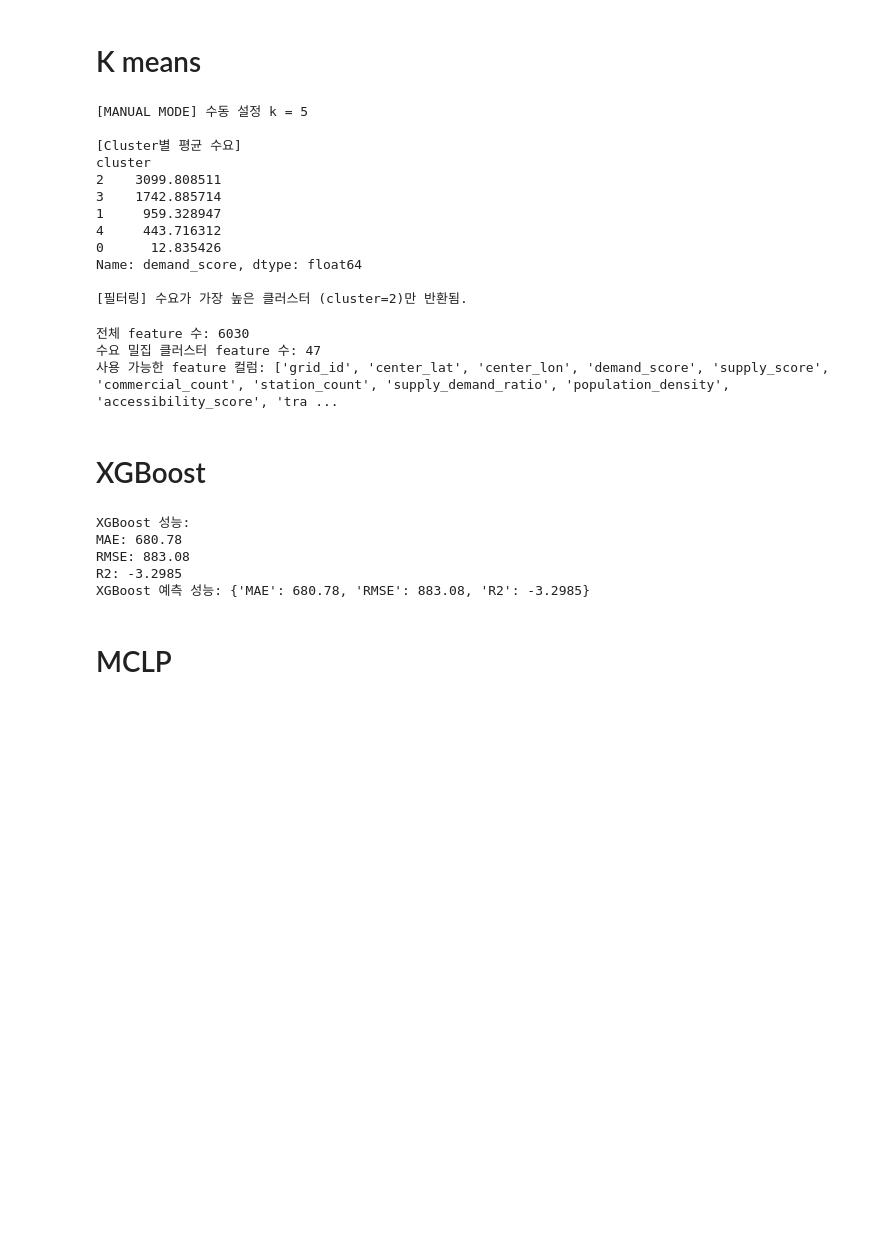
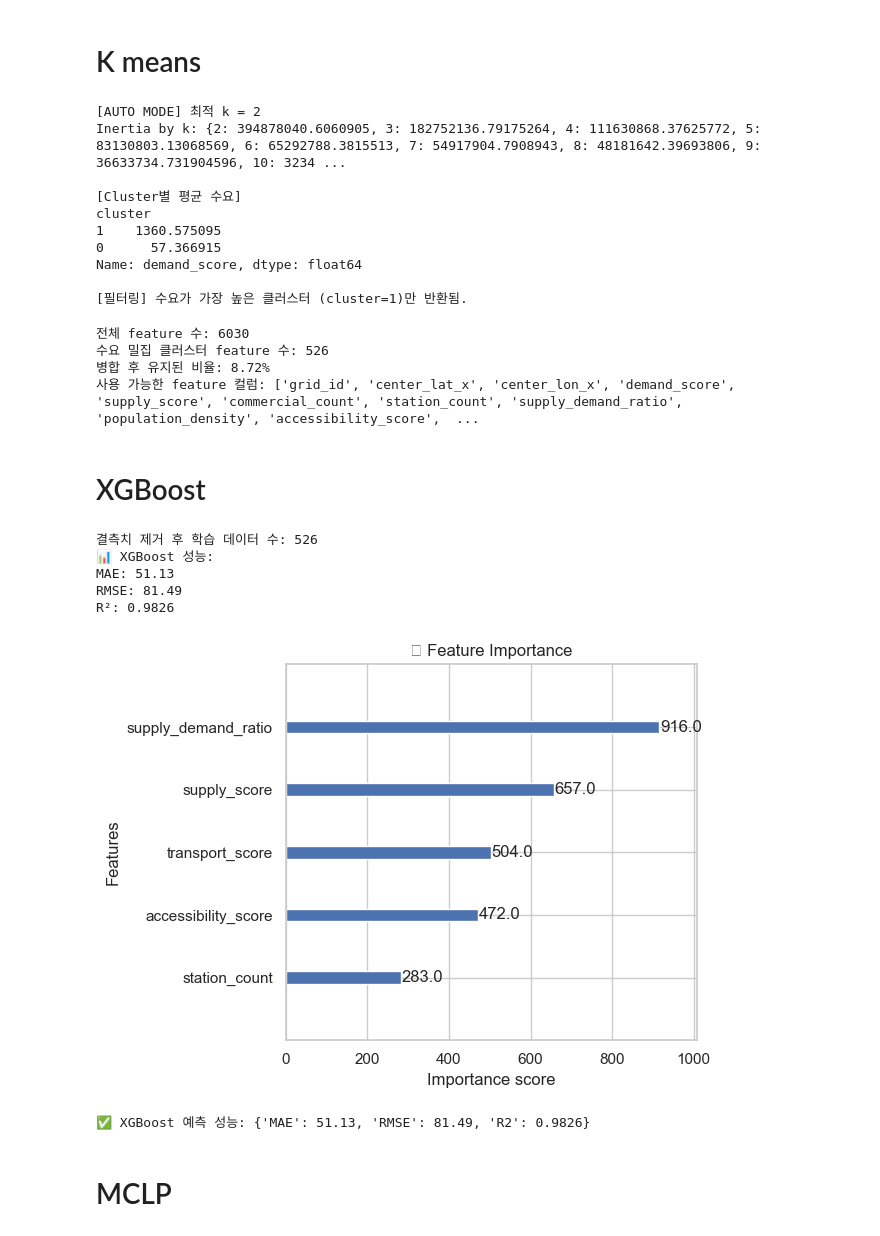
Before and after one commit to ycnham/2025-1-Big-Data-Programming, a Jupyter notebook: scripts/modeling_3.ipynb, the cells around one changed output. Saved outputs shown, nothing was run; the diff lists cells and outputs as text; code cells hidden in the pictures; blank space fills up the shorter version.

```diff
--- a/scripts/modeling_3.ipynb
+++ b/scripts/modeling_3.ipynb
@@ -13,7 +27,7 @@ import pandas as pd
 import numpy as np
 import matplotlib.pyplot as plt
 import seaborn as sns
-from tqdm.notebook import tqdm
+from tqdm import tqdm
 import os
 import sys
 
@@ -31,18 +45,19 @@ sns.set(style="whitegrid")
 # ================================================
 DATA_DIR = "../data/processed"
 OUTPUT_DIR = "../data/modeling"
+SEOUL_STATION_PATH = os.path.join(DATA_DIR, "seoul_env_station_mapped.csv")
 
 os.makedirs(OUTPUT_DIR, exist_ok=True)
 
 # KMeans 설정
-KMEANS_MODE = "manual"
+KMEANS_MODE = "auto" # auto, manual
 KMEANS_MANUAL_K = 5
 
 # XGBoost 설정
 XGB_N_ESTIMATORS = 100
 
 # MCLP 설정
-COVERAGE_RADIUS = 0.02
+COVERAGE_RADIUS = 0.005
 FACILITY_LIMIT = 30
 
 # ================================================
@@ -69,58 +84,85 @@ grid = pd.read_csv(f"{DATA_DIR}/grid_system_processed.csv")
 grid = run_kmeans(
     grid,
     mode=KMEANS_MODE,
-    manual_k=KMEANS_MANUAL_K,
+    # manual_k=KMEANS_MANUAL_K,
     return_top_cluster_only=True
 )
 # %% [output]
-[MANUAL MODE] 수동 설정 k = 5
+[AUTO MODE] 최적 k = 2
+Inertia by k: {2: 394878040.6060905, 3: 182752136.79175264, 4: 111630868.37625772, 5: 83130803.13068569, 6: 65292788.3815513, 7: 54917904.7908943, 8: 48181642.39693806, 9: 36633734.731904596, 10: 3234 ...
 
 [Cluster별 평균 수요]
 cluster
-2    3099.808511
-3    1742.885714
-1     959.328947
-4     443.716312
-0      12.835426
+1    1360.575095
+0      57.366915
 Name: demand_score, dtype: float64
 
-[필터링] 수요가 가장 높은 클러스터 (cluster=2)만 반환됨.
+[필터링] 수요가 가장 높은 클러스터 (cluster=1)만 반환됨.
 # %%
+# 필요한 컬럼만 유지
+grid = grid[['grid_id', 'center_lat', 'center_lon', 'cluster']]
+
 # grid_features.csv 로드
 features_all = pd.read_csv(f"{DATA_DIR}/grid_features.csv")
 
 # KMeans로 추출한 수요 밀집 클러스터와 병합 (grid_id 기준)
-features = features_all.merge(grid[['grid_id', 'cluster']], on='grid_id', how='inner')
+features = features_all.merge(grid, on='grid_id', how='inner')
+
+# cluster 정수형 처리 (모델 입력을 위해)
+features['cluster'] = features['cluster'].astype(int)
 
 # 확인
 print(f"전체 feature 수: {len(features_all)}")
 print(f"수요 밀집 클러스터 feature 수: {len(features)}")
+print(f"병합 후 유지된 비율: {len(features) / len(features_all) * 100:.2f}%")
 print(f"사용 가능한 feature 컬럼: {features.columns.tolist()}")
 # %% [output]
 전체 feature 수: 6030
-수요 밀집 클러스터 feature 수: 47
-사용 가능한 feature 컬럼: ['grid_id', 'center_lat', 'center_lon', 'demand_score', 'supply_score', 'commercial_count', 'station_count', 'supply_demand_ratio', 'population_density', 'accessibility_score', 'tra ...
+수요 밀집 클러스터 feature 수: 526
+병합 후 유지된 비율: 8.72%
+사용 가능한 feature 컬럼: ['grid_id', 'center_lat_x', 'center_lon_x', 'demand_score', 'supply_score', 'commercial_count', 'station_count', 'supply_demand_ratio', 'population_density', 'accessibility_score',  ...
 # %% [markdown]
 # XGBoost
 # %%
 from modeling.xgboost_model import train_and_predict
 
-selected_features = ['supply_score', 'station_count', 'commercial_count', 'cluster']
+# 🔍 성능 향상을 위한 feature 확장
+selected_features = [
+    'supply_score', 'station_count', 'commercial_count',
+    'supply_demand_ratio', 'population_density',
+    'accessibility_score', 'transport_score',
+    'cluster'
+]
 
+# 결측치 로그
+valid_rows = features.dropna(subset=selected_features + ['demand_score'])
+print(f"결측치 제거 후 학습 데이터 수: {len(valid_rows)}")
+
+# XGBoost 학습 및 예측
 features, metrics = train_and_predict(
-    features,
+    df=features,
     features=selected_features,
-    n_estimators=XGB_N_ESTIMATORS
+    label='demand_score',                # ← 기존 target_column -> label로 바뀜
+    n_estimators=XGB_N_ESTIMATORS,
+    verbose=True                         # ← 성능 지표와 중요도 시각화 보기
 )
 
+# 예측 결과 존재 여부 확인
+assert 'predicted_demand_score' in features.columns, "예측 결과 칼럼 누락"
+
+# 저장
 features.to_csv(f"{DATA_DIR}/grid_features_with_prediction.csv", index=False)
-print("XGBoost 예측 성능:", metrics)
+pd.DataFrame([metrics]).to_csv(f"{OUTPUT_DIR}/xgboost_metrics.csv", index=False)
+
+print("✅ XGBoost 예측 성능:", metrics)
 # %% [output]
-XGBoost 성능:
-MAE: 680.78
-RMSE: 883.08
-R2: -3.2985
-XGBoost 예측 성능: {'MAE': 680.78, 'RMSE': 883.08, 'R2': -3.2985}
+결측치 제거 후 학습 데이터 수: 526
+📊 XGBoost 성능:
+MAE: 51.13
+RMSE: 81.49
+R²: 0.9826
+[figure, added]
+✅ XGBoost 예측 성능: {'MAE': 51.13, 'RMSE': 81.49, 'R2': 0.9826}
 # %% [markdown]
 # MCLP
 # %%
```
Also changed, not shown: parts of 9 cells of this notebook, 6 other files.
